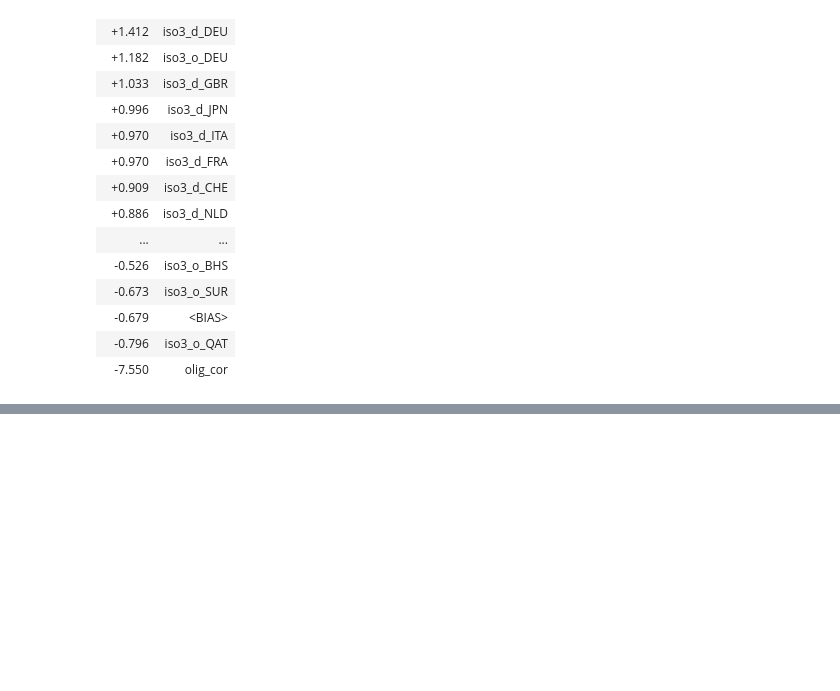
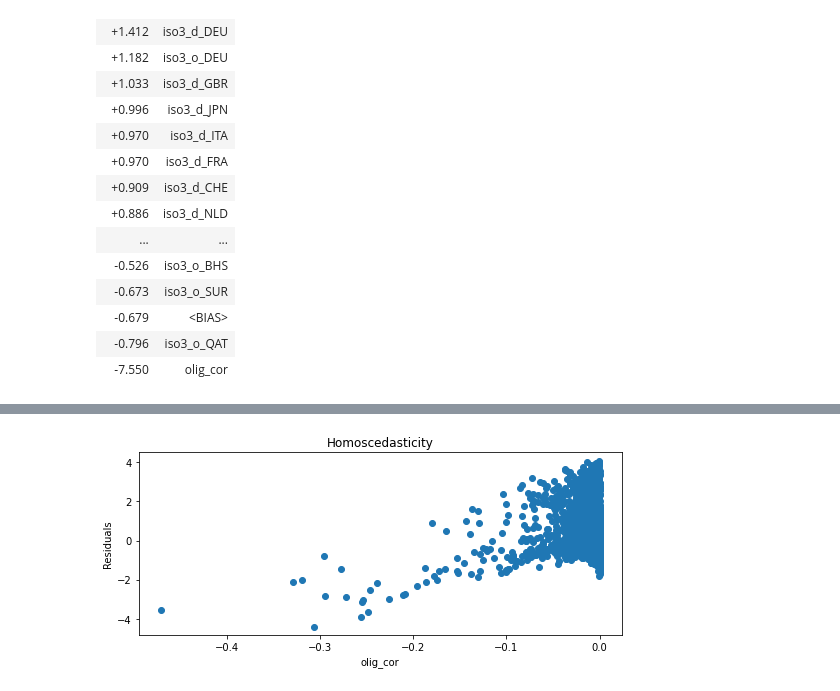
Before and after one commit to makcfd/angela-thesis, a Jupyter notebook: Regression_augmented.ipynb, the cells around one changed output, grey strips where cells are left out. Drawn from its saved outputs; the diff is of its cells as text; code cells hidden in the pictures; blank space fills up the shorter version.

```diff
--- a/Regression_augmented.ipynb
+++ b/Regression_augmented.ipynb
@@ -277,0 +327,20 @@ y top features
+# %%
+features = df_regression_wt_outliers.drop(['tr_flows'], axis=1)
+target = df_regression_wt_outliers['tr_flows']
+# %%
+features_train, features_valid, target_train, target_valid = train_test_split(
+    features,
+    target,
+    train_size=0.75,
+    test_size=0.25,
+    random_state=12345)
+# %%
+model = LinearRegression()
+model.fit(features_train, target_train)
+predicted_valid = model.predict(features_valid)
+MAE = mean_absolute_error(target_valid,predicted_valid)
+RMSE = mean_squared_error(target_valid,predicted_valid)
+
+print('model MAE: ', MAE)
+print('model RMSE: ', RMSE)
+print('predicted mean: ', predicted_valid.mean())
@@ -277,0 +452,10 @@ y top features
+# %%
+residual = (target_valid - predicted_valid)
+# %%
+plt.scatter(features_valid['olig_cor'], residual)
+plt.title('Homoscedasticity')
+plt.xlabel('olig_cor')
+plt.ylabel('Residuals')
+plt.show()
+# %% [output]
+[figure, added]
```
Also changed, not shown: parts of 51 cells of this notebook, 2 other files.
